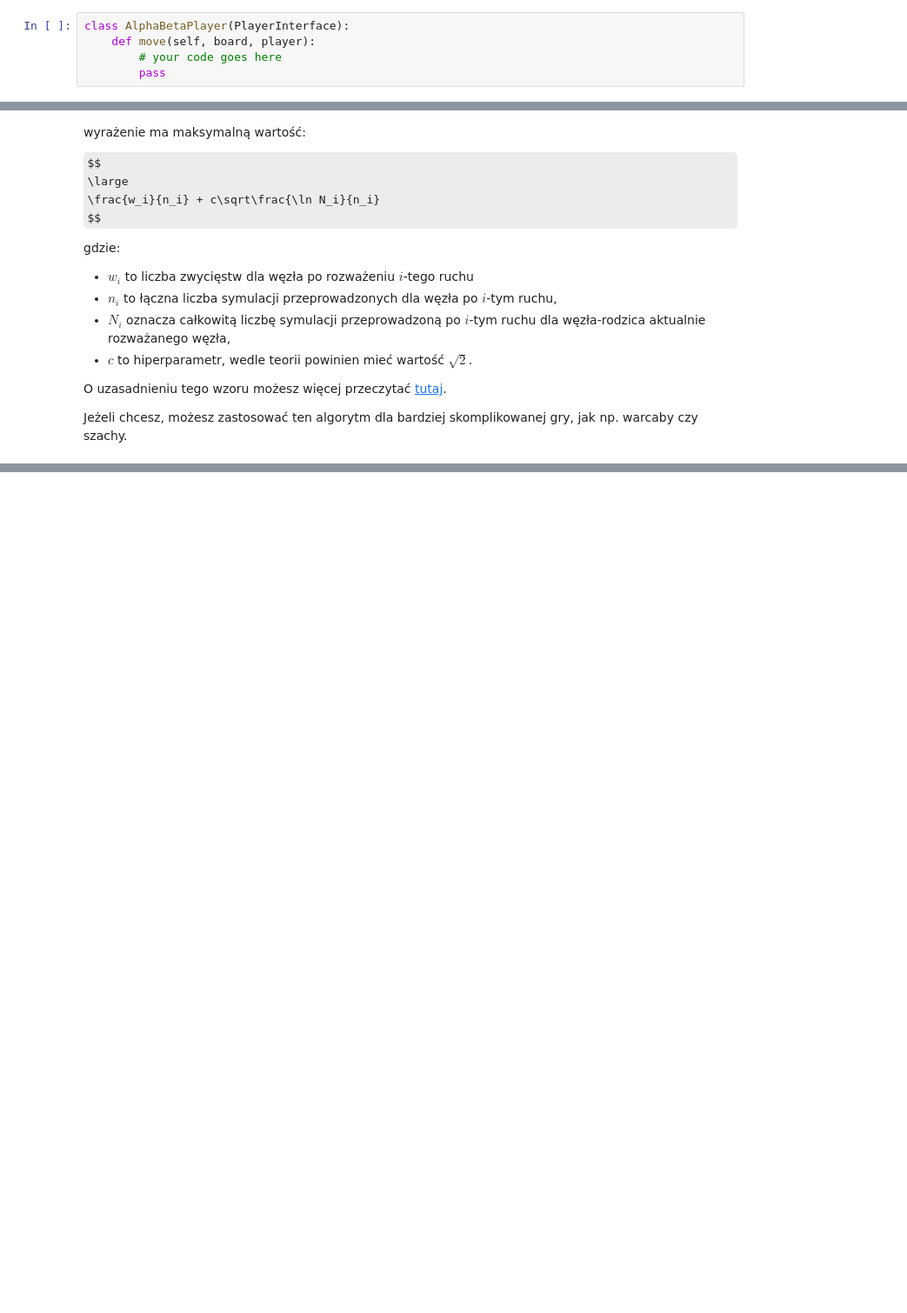
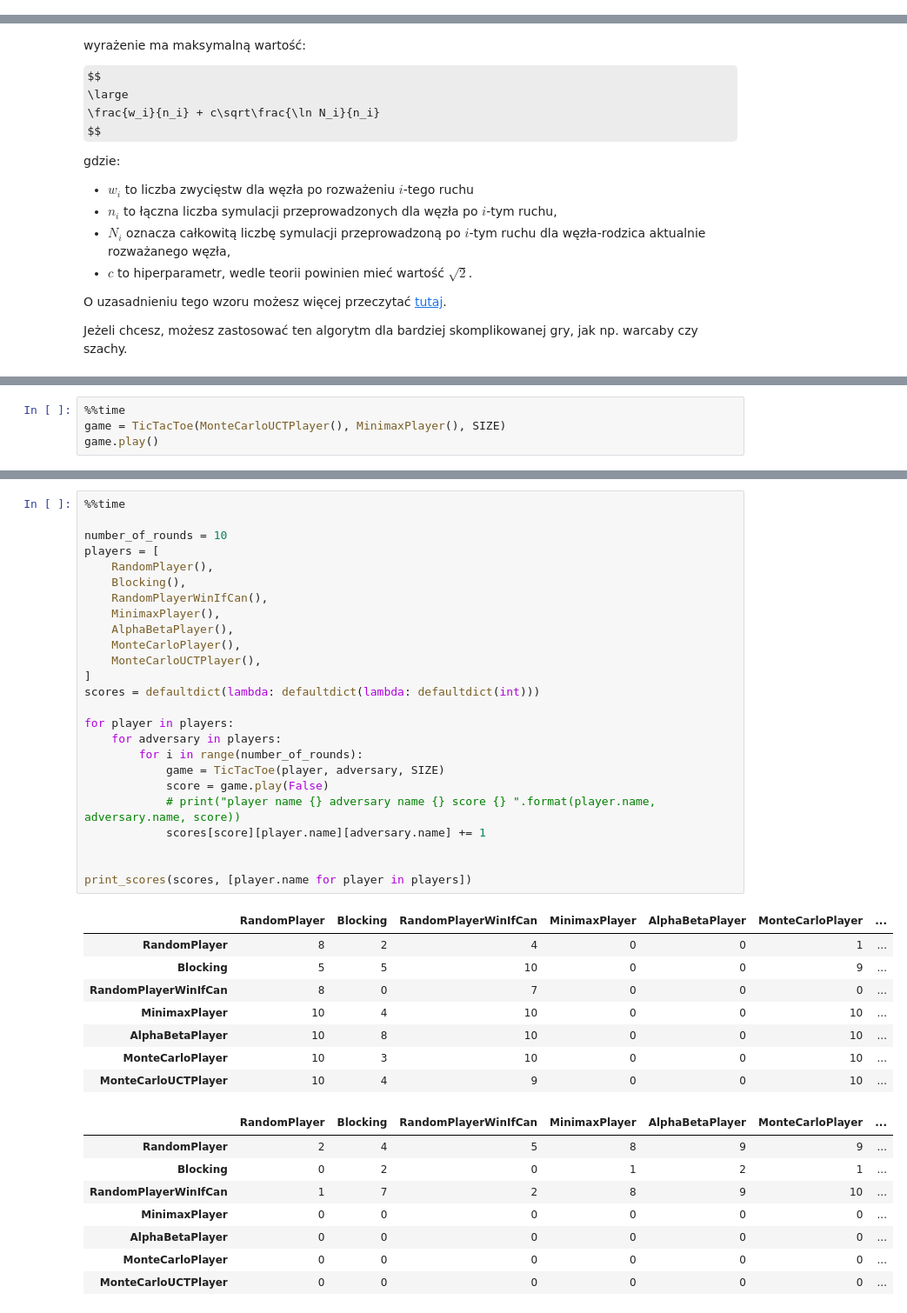
Before and after one commit to dadamczykk/Basics_of_AI, a Jupyter notebook: lab6/lab_6.ipynb, the cells around one changed output, grey strips where cells are left out. Shown at 87% size. Drawn from its saved outputs; the diff is of its cells as text; some formulas as TeX source; blank space fills up the shorter version.

```diff
--- a/lab6/lab_6.ipynb
+++ b/lab6/lab_6.ipynb
@@ -443,8 +482,3 @@ function alphabeta(node, depth, α, β, maximizingPlayer) is
 ## Zadanie 4 (2 punkty)
 
   Zaimplementuj gracza realizującego algorytm alfa-beta pruning, zmodyfikuj funkcje ewaluacji tak by preferowała szybkie zwycięstwo i penalizowała szybką porażkę.
-# %%
-class AlphaBetaPlayer(PlayerInterface):
-    def move(self, board, player):
-        # your code goes here
-        pass
@@ -615,0 +779,4 @@ Jeżeli chcesz, możesz zastosować ten algorytm dla bardziej skomplikowanej gry
+# %%
+%%time
+game = TicTacToe(MonteCarloUCTPlayer(), MinimaxPlayer(), SIZE)
+game.play()
@@ -615,0 +802,42 @@ Jeżeli chcesz, możesz zastosować ten algorytm dla bardziej skomplikowanej gry
+# %%
+%%time
+
+number_of_rounds = 10
+players = [
+    RandomPlayer(),
+    Blocking(),
+    RandomPlayerWinIfCan(),
+    MinimaxPlayer(),
+    AlphaBetaPlayer(),
+    MonteCarloPlayer(),
+    MonteCarloUCTPlayer(),
+]
+scores = defaultdict(lambda: defaultdict(lambda: defaultdict(int)))
+
+for player in players:
+    for adversary in players:
+        for i in range(number_of_rounds):
+            game = TicTacToe(player, adversary, SIZE)
+            score = game.play(False)
+            # print("player name {} adversary name {} score {} ".format(player.name, adversary.name, score))
+            scores[score][player.name][adversary.name] += 1
+
+
+print_scores(scores, [player.name for player in players])
+# %% [output]
+|  | RandomPlayer | Blocking | RandomPlayerWinIfCan | MinimaxPlayer | AlphaBetaPlayer | MonteCarloPlayer | ... |
+| RandomPlayer | 8 | 2 | 4 | 0 | 0 | 1 | ... |
+| Blocking | 5 | 5 | 10 | 0 | 0 | 9 | ... |
+| RandomPlayerWinIfCan | 8 | 0 | 7 | 0 | 0 | 0 | ... |
+| MinimaxPlayer | 10 | 4 | 10 | 0 | 0 | 10 | ... |
+| AlphaBetaPlayer | 10 | 8 | 10 | 0 | 0 | 10 | ... |
+| MonteCarloPlayer | 10 | 3 | 10 | 0 | 0 | 10 | ... |
+| MonteCarloUCTPlayer | 10 | 4 | 9 | 0 | 0 | 10 | ... |
+|  | RandomPlayer | Blocking | RandomPlayerWinIfCan | MinimaxPlayer | AlphaBetaPlayer | MonteCarloPlayer | ... |
+| RandomPlayer | 2 | 4 | 5 | 8 | 9 | 9 | ... |
+| Blocking | 0 | 2 | 0 | 1 | 2 | 1 | ... |
+| RandomPlayerWinIfCan | 1 | 7 | 2 | 8 | 9 | 10 | ... |
+| MinimaxPlayer | 0 | 0 | 0 | 0 | 0 | 0 | ... |
+| AlphaBetaPlayer | 0 | 0 | 0 | 0 | 0 | 0 | ... |
+| MonteCarloPlayer | 0 | 0 | 0 | 0 | 0 | 0 | ... |
+| MonteCarloUCTPlayer | 0 | 0 | 0 | 0 | 0 | 0 | ... |
```
Also changed, not shown: parts of 15 cells of this notebook, 1 other file.
